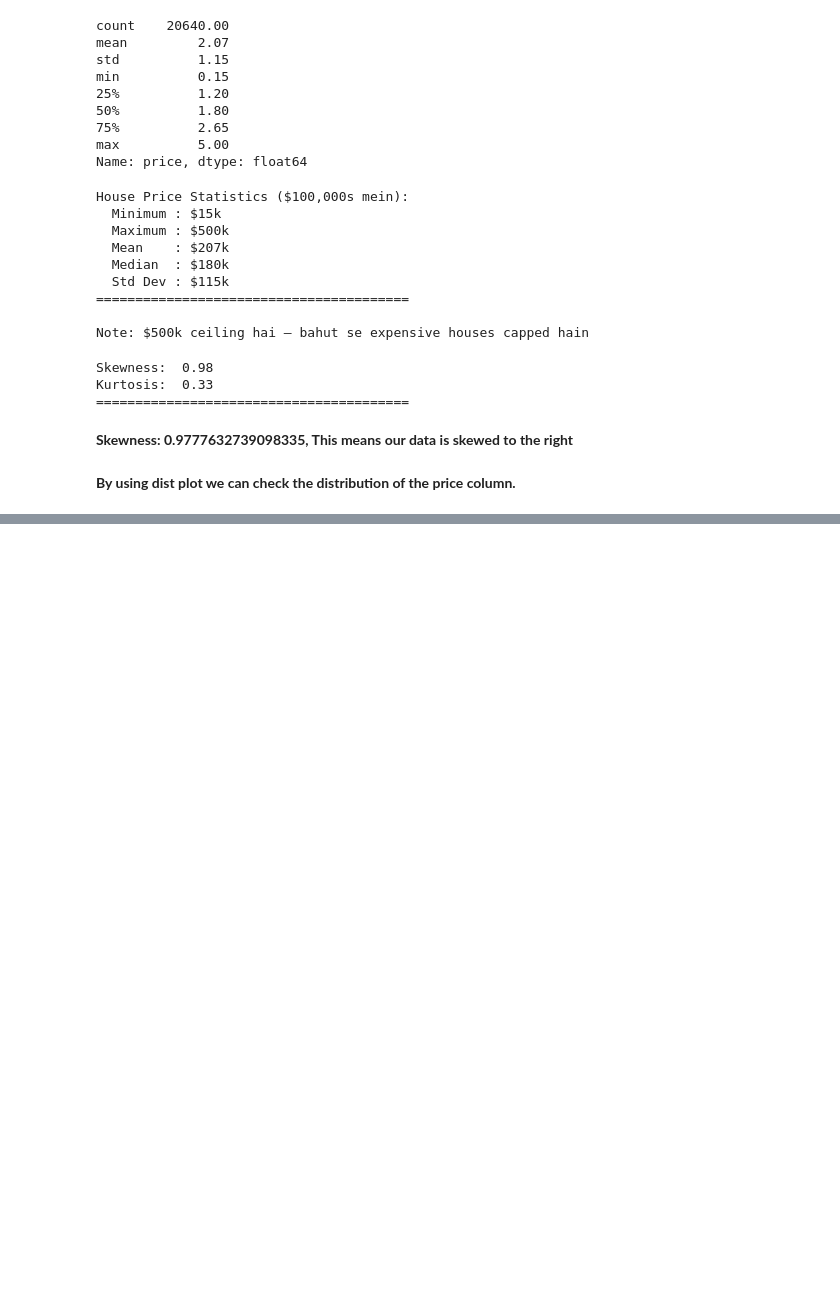
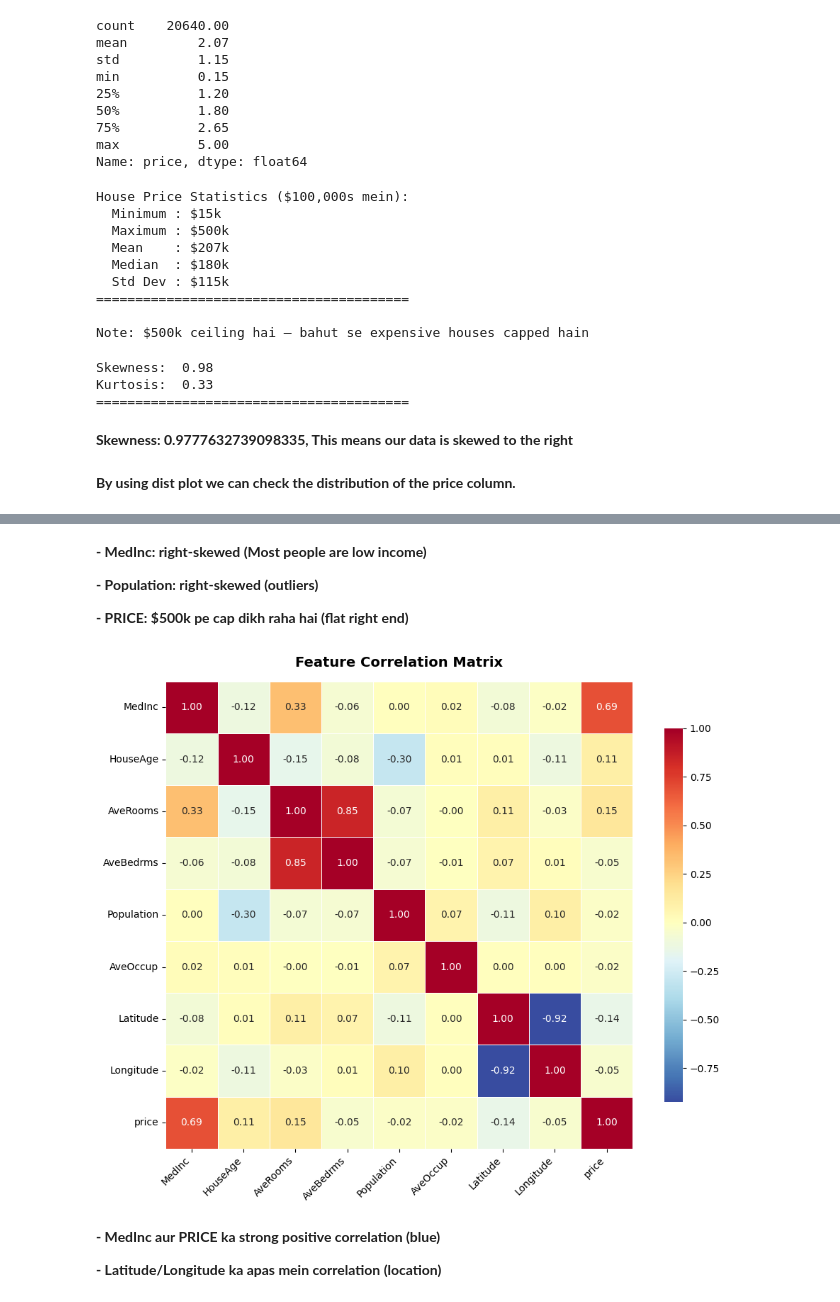
Before and after one commit to MudaserShah/Machine-learning-Projects, a Jupyter notebook: house-price-ml/notebook.ipynb, the cells around one changed output, grey strips where cells are left out. Cells and saved outputs as stored; diff of their text form; code cells hidden in the pictures; blank space fills up the shorter version.

```diff
--- a/house-price-ml/notebook.ipynb
+++ b/house-price-ml/notebook.ipynb
@@ -172,0 +214,29 @@ Kurtosis:  0.33
+# %% [markdown]
+**- MedInc: right-skewed (Most people are low income)**
+
+**- Population: right-skewed (outliers)**
+
+**- PRICE: $500k pe cap dikh raha hai (flat right end)**
+# %%
+plt.figure(figsize=(10, 8))
+corr = df.corr()
+sns.heatmap(
+    corr,
+    annot=True,          # numbers dikhao
+    fmt='.2f',           # 2 decimal places
+    cmap='RdYlBu_r',     # red=negative, blue=positive
+    center=0,
+    linewidths=0.5,
+    square=True,
+    cbar_kws={'shrink': 0.8}
+)
+plt.title('Feature Correlation Matrix', fontsize=14, fontweight='bold', pad=15)
+plt.xticks(rotation=45, ha='right')
+plt.tight_layout()
+plt.show()
+# %% [output]
+[figure, added]
+# %% [markdown]
+**- MedInc aur PRICE ka strong positive correlation (blue)**
+
+**- Latitude/Longitude ka apas mein correlation (location)**
```
Also changed, not shown: parts of 13 cells of this notebook.
